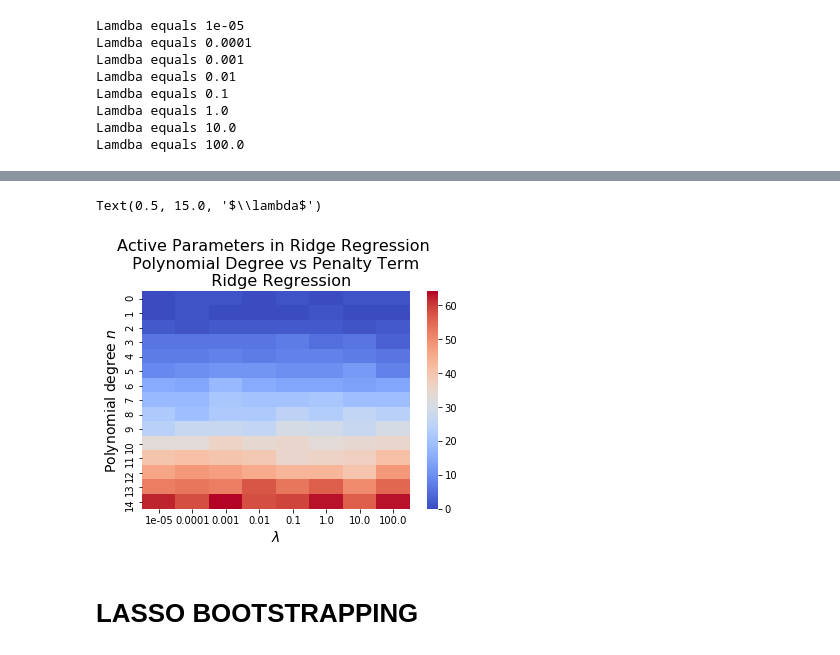
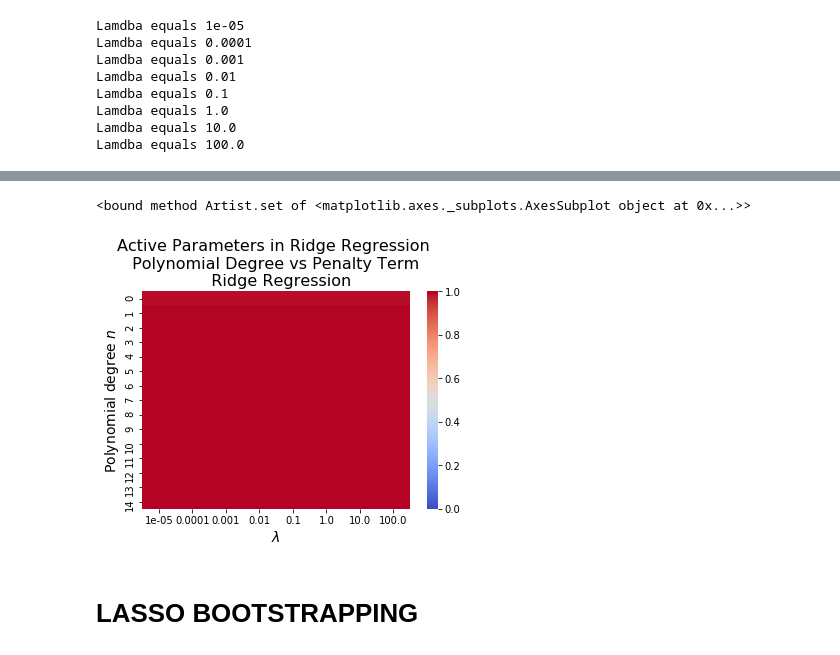
Before and after one commit to hakonbol/FYS-STK4155_AUT2020, a Jupyter notebook: Project 1/Project 1 main.ipynb, the cells around one changed output, grey strips where cells are left out. Drawn from its saved outputs; the diff is of its cells as text; code cells hidden in the pictures.

```diff
--- a/Project 1/Project 1 main.ipynb
+++ b/Project 1/Project 1 main.ipynb
@@ -1025,7 +1025,7 @@ for k in range(len(lamb)):
 
 
         error[k,i], bias[k,i], variance[k,i] = fn.ErrBiasVar(z_test, z_pred)
-        activridge[k,i] = np.sum(RIDGEbeta<=0.001)
+        activridge[k,i] = np.sum(abs(RIDGEbeta)>0.000001)/(len(RIDGEbeta)+0.01)
 # %% [output]
 Lamdba equals 1e-05
 Lamdba equals 0.0001
@@ -1063,11 +1063,12 @@ Text(0.5, 15.0, '$\\lambda$')
 # %%
-ax = sns.heatmap(activridge.T, xticklabels=lamb, cmap="coolwarm")
+ax = sns.heatmap(activridge.T, xticklabels=lamb, cmap="coolwarm",vmin=0, vmax=1)
 ax.set_title('Active Parameters in Ridge Regression \n Polynomial Degree vs Penalty Term \n  Ridge Regression',fontsize = 16)
 ax.set_ylabel('Polynomial degree $n$',fontsize = 14)
 ax.set_xlabel('$\lambda$',fontsize = 14)
+ax.set
 # %% [output]
-Text(0.5, 15.0, '$\\lambda$')
+<bound method Artist.set of <matplotlib.axes._subplots.AxesSubplot object at 0x...>>
-[figure, old version]
+[figure, new version]
 # %% [markdown]
 # LASSO BOOTSTRAPPING
 # %%
```
Also changed, not shown: parts of 9 cells of this notebook.
